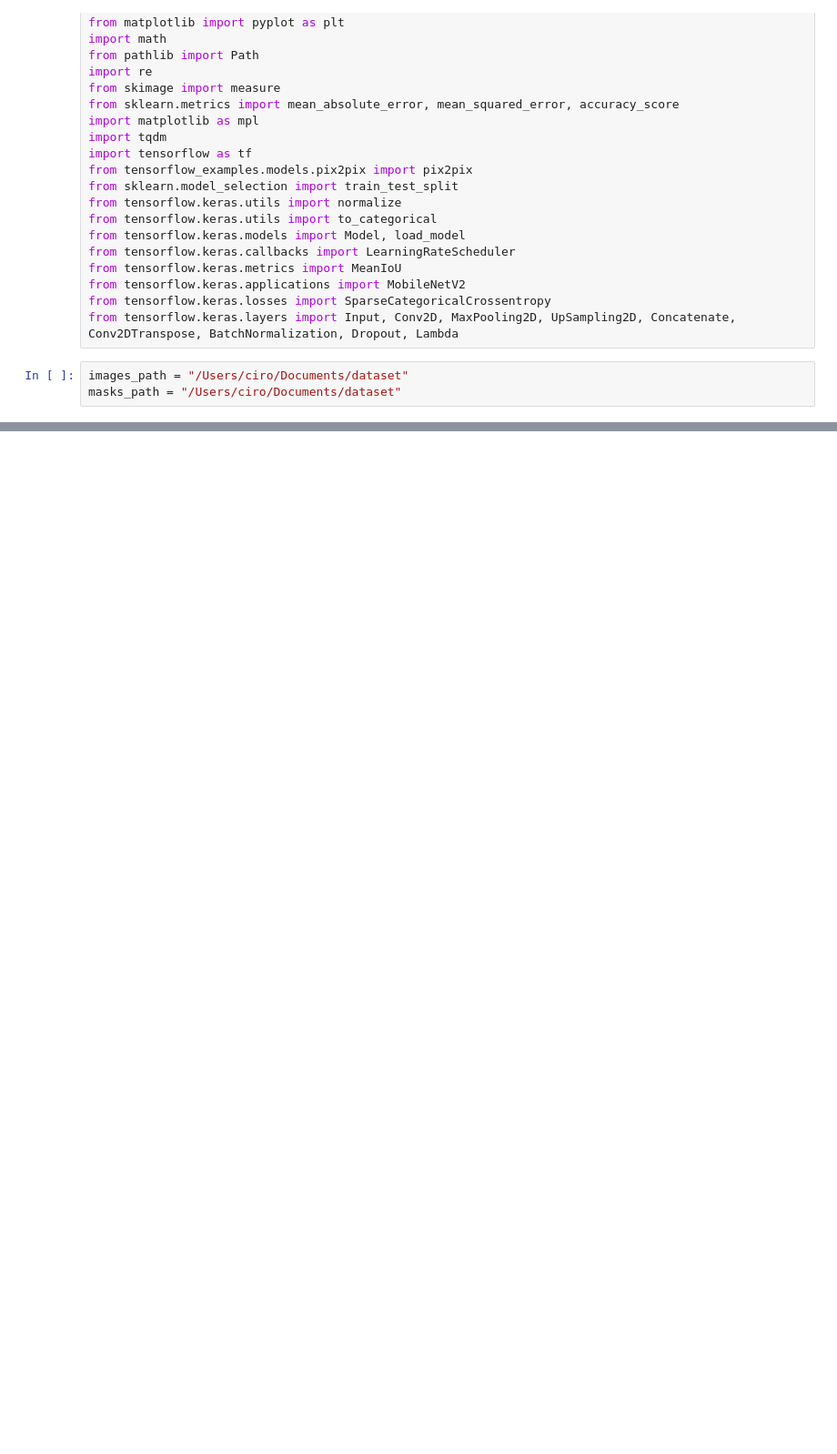
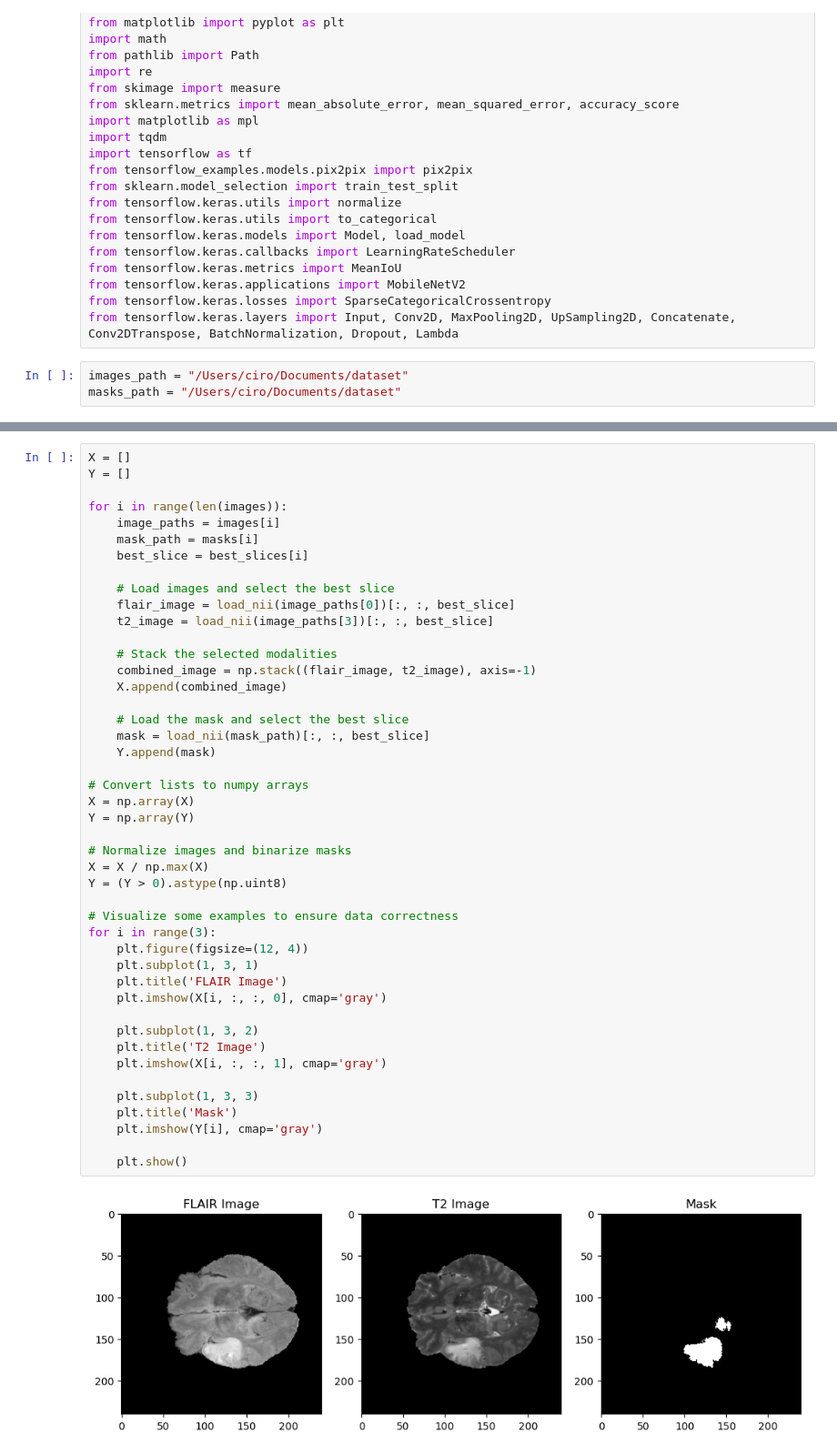
Before and after one commit to Ehsan-Taheri/Brain-Tumor-Segmentation, a Jupyter notebook: UnteModel.ipynb, the cells around one changed output, grey strips where cells are left out. Shown at 91% size. Drawn from its saved outputs; the diff is of its cells as text; blank space fills up the shorter version.

```diff
--- a/UnteModel.ipynb
+++ b/UnteModel.ipynb
@@ -282,0 +149,47 @@ model.save('Unet_model_with_80_images_sliced_i.keras')
+# %%
+X = []
+Y = []
+
+for i in range(len(images)):
+    image_paths = images[i]
+    mask_path = masks[i]
+    best_slice = best_slices[i]
+
+    # Load images and select the best slice
+    flair_image = load_nii(image_paths[0])[:, :, best_slice]
+    t2_image = load_nii(image_paths[3])[:, :, best_slice]
+
+    # Stack the selected modalities
+    combined_image = np.stack((flair_image, t2_image), axis=-1)
+    X.append(combined_image)
+
+    # Load the mask and select the best slice
+    mask = load_nii(mask_path)[:, :, best_slice]
+    Y.append(mask)
+
+# Convert lists to numpy arrays
+X = np.array(X)
+Y = np.array(Y)
+
+# Normalize images and binarize masks
+X = X / np.max(X)
+Y = (Y > 0).astype(np.uint8)
+
+# Visualize some examples to ensure data correctness
+for i in range(3):
+    plt.figure(figsize=(12, 4))
+    plt.subplot(1, 3, 1)
+    plt.title('FLAIR Image')
+    plt.imshow(X[i, :, :, 0], cmap='gray')
+
+    plt.subplot(1, 3, 2)
+    plt.title('T2 Image')
+    plt.imshow(X[i, :, :, 1], cmap='gray')
+
+    plt.subplot(1, 3, 3)
+    plt.title('Mask')
+    plt.imshow(Y[i], cmap='gray')
+
+    plt.show()
+# %% [output]
+[figure, added]
```
Also changed, not shown: parts of 55 cells of this notebook.
